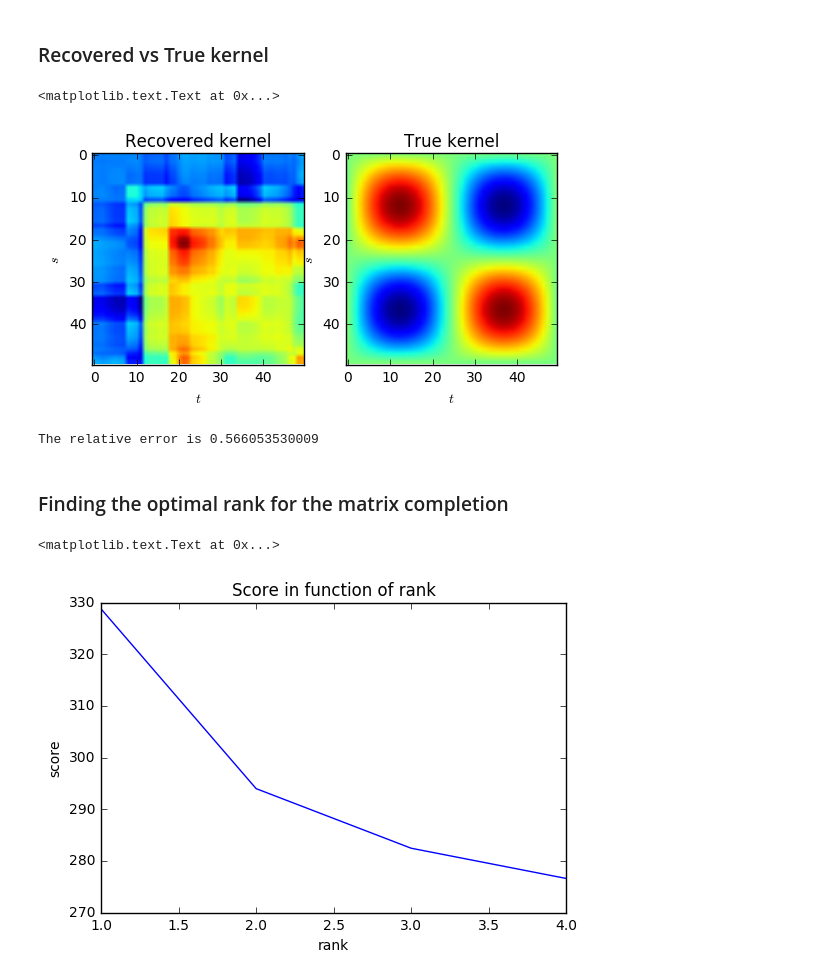
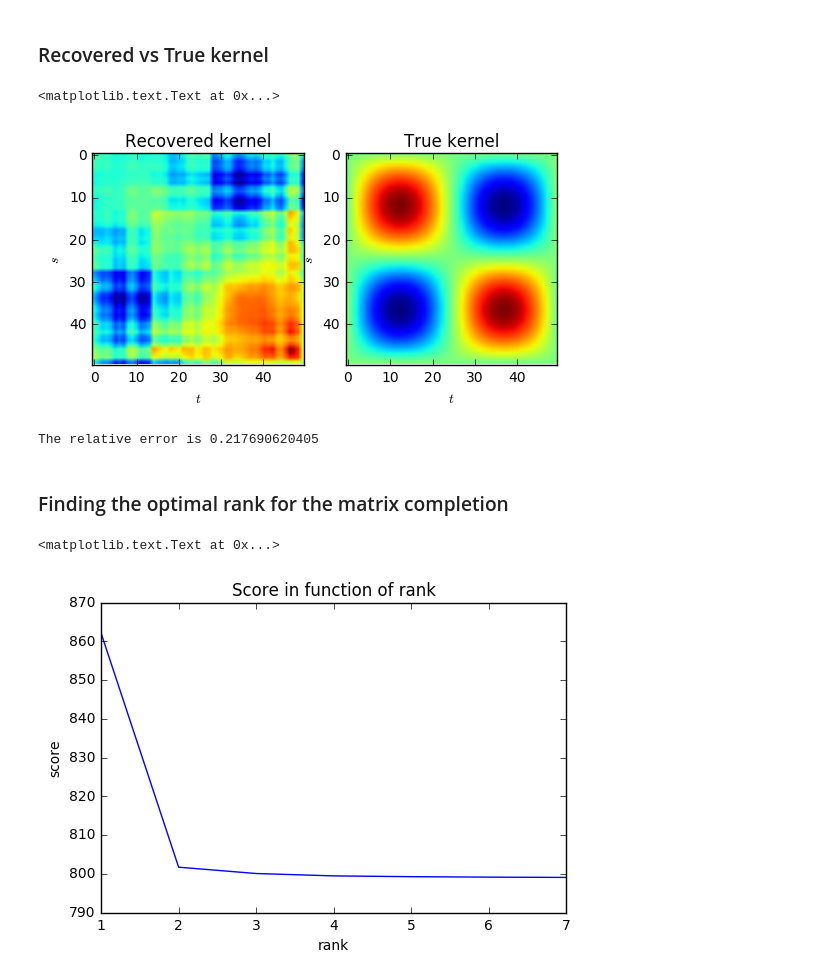
Before and after one commit to WilliamBo/MasterProject, a Jupyter notebook: CovarianceFragments.ipynb, the cells around one changed output. Drawn from its saved outputs; the diff is of its cells as text; code cells hidden in the pictures.

```diff
--- a/CovarianceFragments.ipynb
+++ b/CovarianceFragments.ipynb
@@ -24,7 +24,7 @@ The autoreload extension is already loaded. To reload it, use:
 - $t$: observation grid
 - $sds$: coefficients in the kernel's Mercer decomposition
 # %%
-n = 20
+n = 200
 r = 3
 N = 50
 delta = 0.7
@@ -159,20 +173,20 @@ plt.ylabel('$s$')
 plt.title('True kernel')
 # %% [output]
 <matplotlib.text.Text at 0x...>
-[figure, old version]
+[figure, new version]
 # %%
 score = np.linalg.norm(realK-est)/np.linalg.norm(realK)
 print('The relative error is ' + str(score))
 # %% [output]
-The relative error is 0.566053530009
+The relative error is 0.217690620405
 # %% [markdown]
 ### Finding the optimal rank for the matrix completion
 # %%
-maxr = 5
+maxr = 8
 plt.plot(np.arange(1,maxr), [dog(i,P,trunc_cov)[0] for i in range(1,maxr)])
 plt.title('Score in function of rank')
 plt.xlabel('rank')
 plt.ylabel('score')
 # %% [output]
 <matplotlib.text.Text at 0x...>
-[figure, old version]
+[figure, new version]
```
Also changed, not shown: parts of 8 cells of this notebook.
